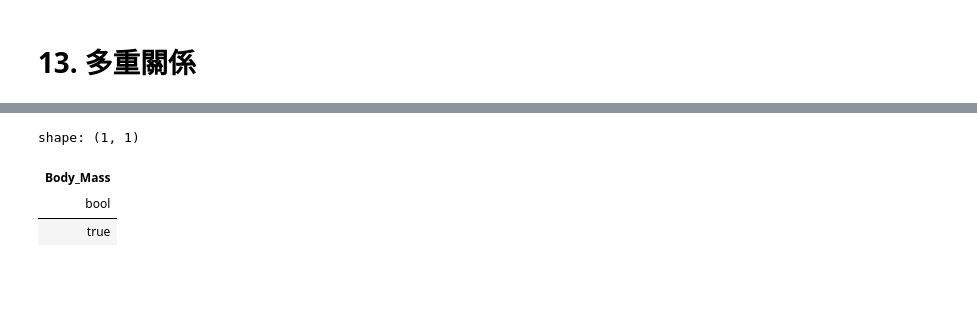
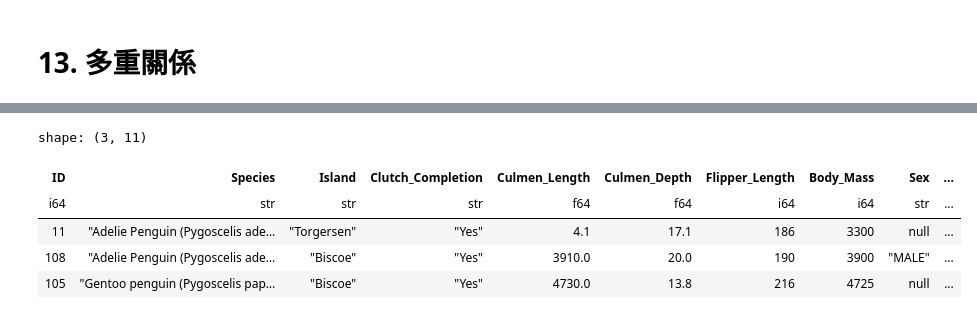
Before and after one commit to Alexchen666/Data-Analysis-101, a Jupyter notebook: data_validation.ipynb, the cells around one changed output, grey strips where cells are left out. Saved outputs shown, nothing was run; the diff lists cells and outputs as text; code cells hidden in the pictures; blank space fills up the shorter version.

```diff
--- a/data_validation.ipynb
+++ b/data_validation.ipynb
@@ -18,7 +18,7 @@ def val(validator_class: Any, data: Any) -> bool:
     except Exception as e:
         print(e)
 # %%
-df = pl.read_csv('Data_Prep/penguins.csv')
+df = pl.read_csv('Tutorial_Data/penguins_v.csv')
 # %%
 df.describe()
 # %% [output]
@@ -37,5 +37,3 @@ shape: (9, 18)
-# %%
-df = df.drop('studyName', 'Region', 'Stage', 'Individual ID', 'Date Egg', 'Delta 15 N (o/oo)', 'Delta 13 C (o/oo)')
 # %%
 df.columns
 # %% [output]
@@ -52,8 +51,3 @@ df.columns
-# %%
-df = df.rename({'Sample Number': 'ID', 'Clutch Completion': 'Clutch_Completion',
-                'Culmen Length (mm)': 'Culmen_Length', 'Culmen Depth (mm)': 'Culmen_Depth',
-                'Flipper Length (mm)': 'Flipper_Length', 'Body Mass (g)': 'Body_Mass'
- })
 # %%
 df
 # %% [output]
@@ -885,7 +952,10 @@ Island_Code
 # %%
-df1.select((pl.col('Body_Mass') > pl.col('Culmen_Length')).all())
+df.filter(~((pl.col('Culmen_Length') > pl.col('Culmen_Depth')) & (pl.col('Body_Mass') > pl.col('Culmen_Length'))))\
+    .select(pl.all())
 # %% [output]
-shape: (1, 1)
+shape: (3, 11)
-| Body_Mass |
-| bool |
-| true |
+| ID | Species | Island | Clutch_Completion | Culmen_Length | Culmen_Depth | Flipper_Length | Body_Mass | Sex | ... |
+| i64 | str | str | str | f64 | f64 | i64 | i64 | str | ... |
+| 11 | "Adelie Penguin (Pygoscelis ade… | "Torgersen" | "Yes" | 4.1 | 17.1 | 186 | 3300 | null | ... |
+| 108 | "Adelie Penguin (Pygoscelis ade… | "Biscoe" | "Yes" | 3910.0 | 20.0 | 190 | 3900 | "MALE" | ... |
+| 105 | "Gentoo penguin (Pygoscelis pap… | "Biscoe" | "Yes" | 4730.0 | 13.8 | 216 | 4725 | null | ... |
```
Also changed, not shown: parts of 63 cells of this notebook.
